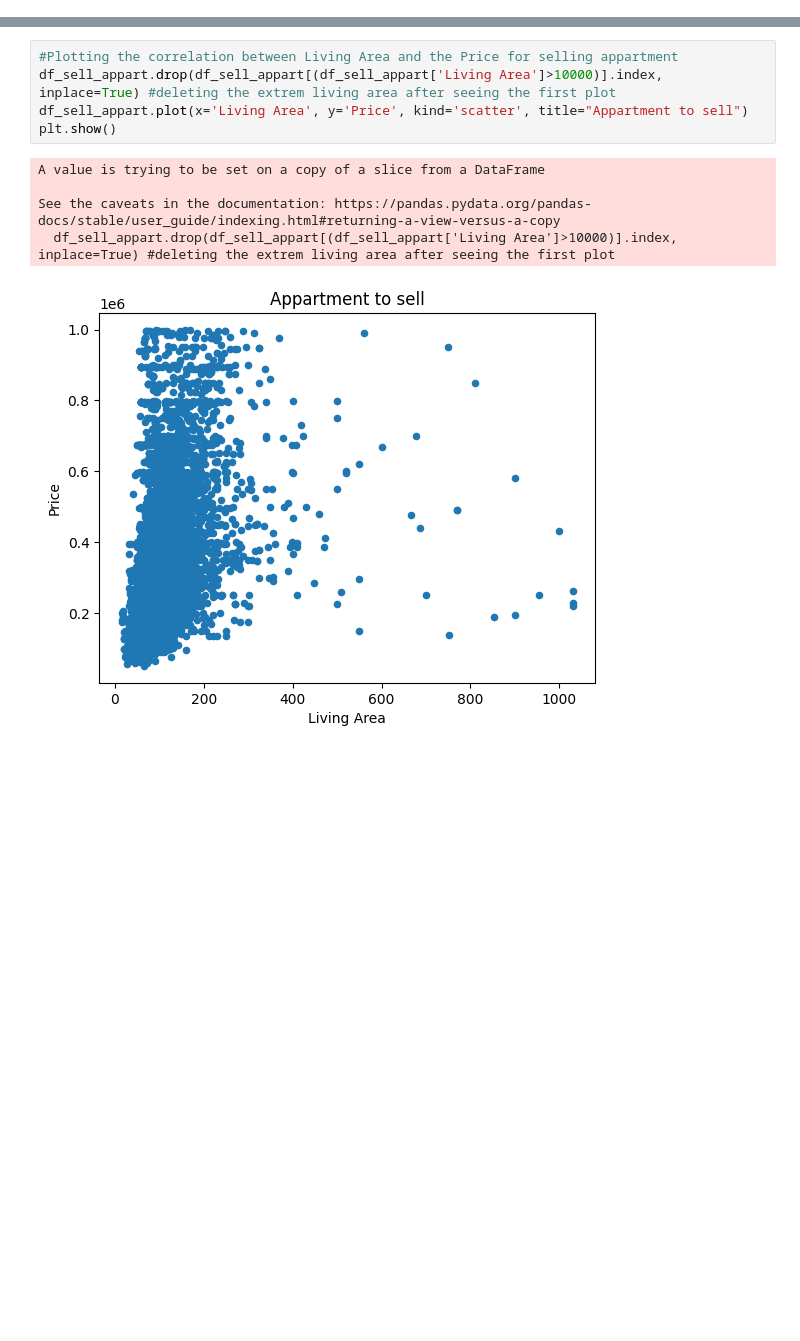
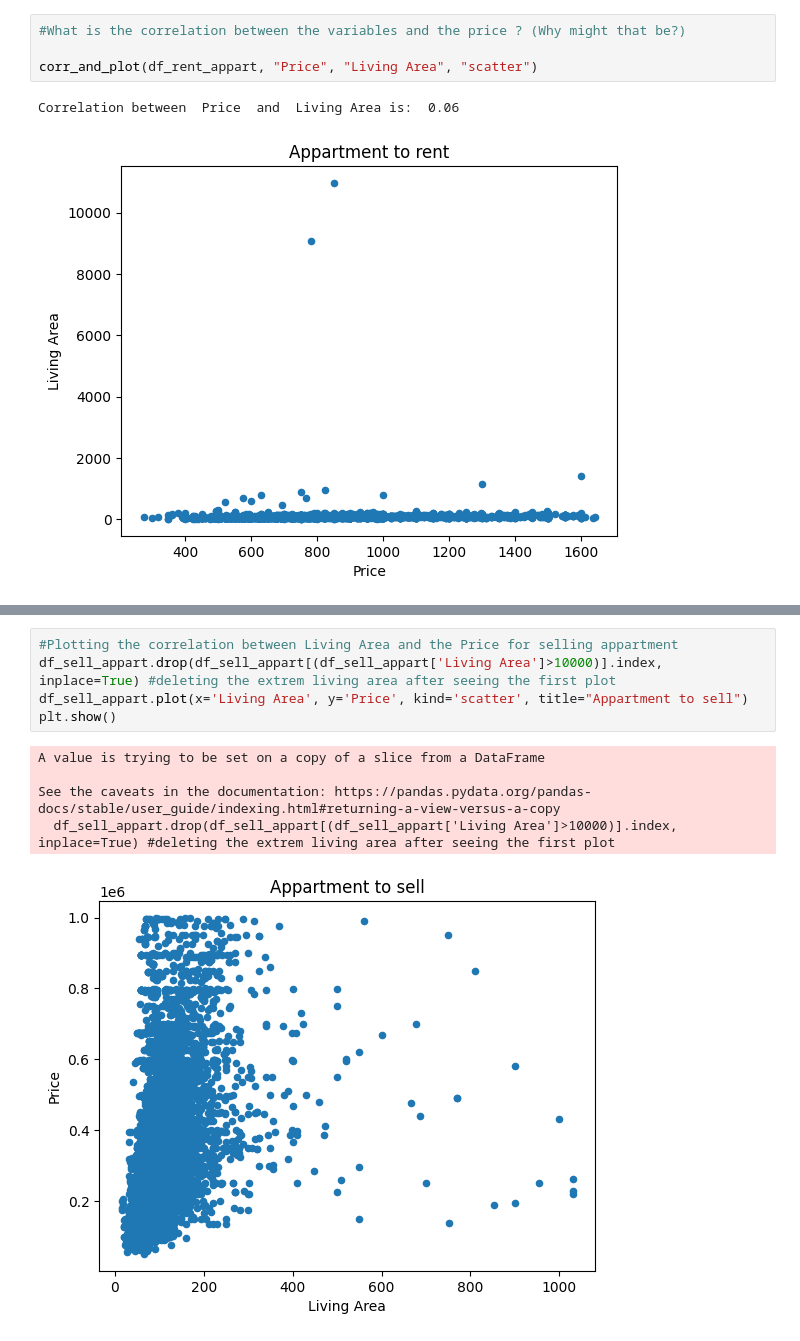
Before and after one commit to vdbromain/real-estate-price-prediction, a Jupyter notebook: data_analysis/Second_Week.ipynb, the cells around one changed output, grey strips where cells are left out. Drawn from its saved outputs; the diff is of its cells as text; blank space fills up the shorter version.

```diff
--- a/data_analysis/Second_Week.ipynb
+++ b/data_analysis/Second_Week.ipynb
@@ -214,3 +207,10 @@ Correlation between  Price  and  Price by bedroom is:  0.56
+# %%
+#What is the correlation between the variables and the price ? (Why might that be?)
+
+corr_and_plot(df_rent_appart, "Price", "Living Area", "scatter")
+# %% [output]
+Correlation between  Price  and  Living Area is:  0.06
+[figure, added]
 # %%
 #Plotting the correlation between Living Area and the price for renting appartment
 df_rent_appart.plot(x='Living Area', y='Price', kind='scatter', title="Appartment to rent")
```
Also changed, not shown: parts of 29 cells of this notebook, 2 other files.
